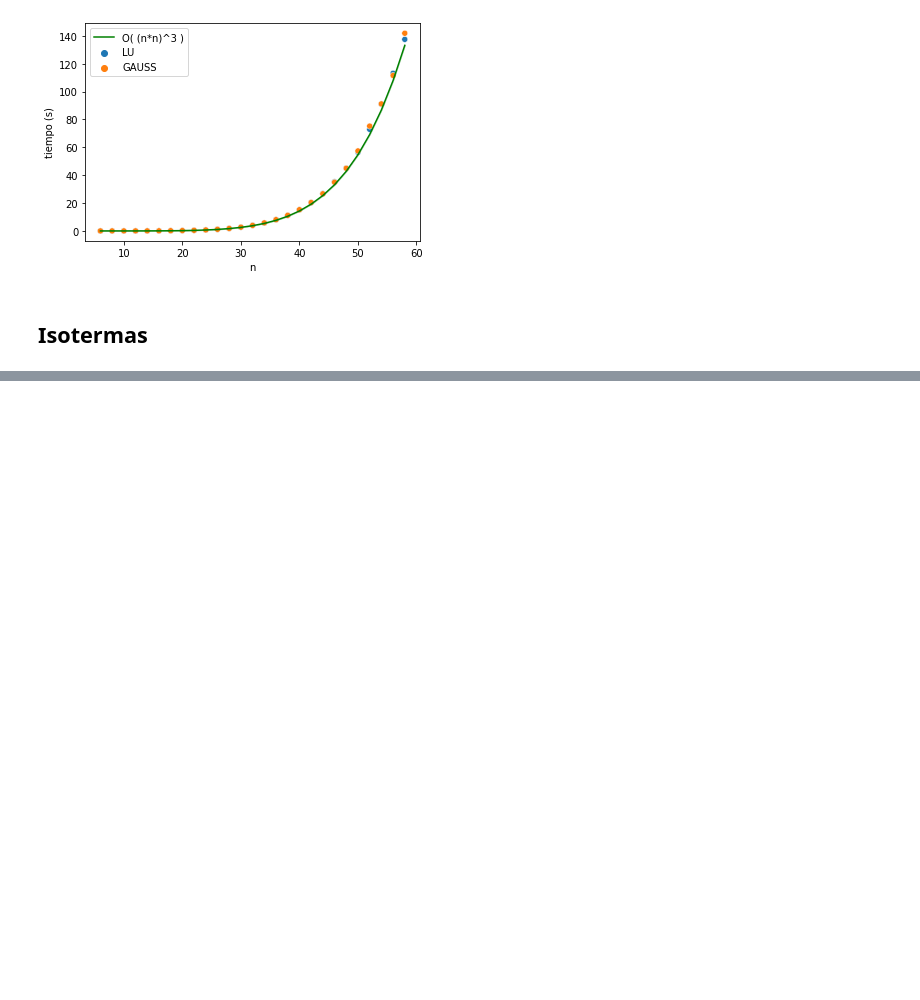
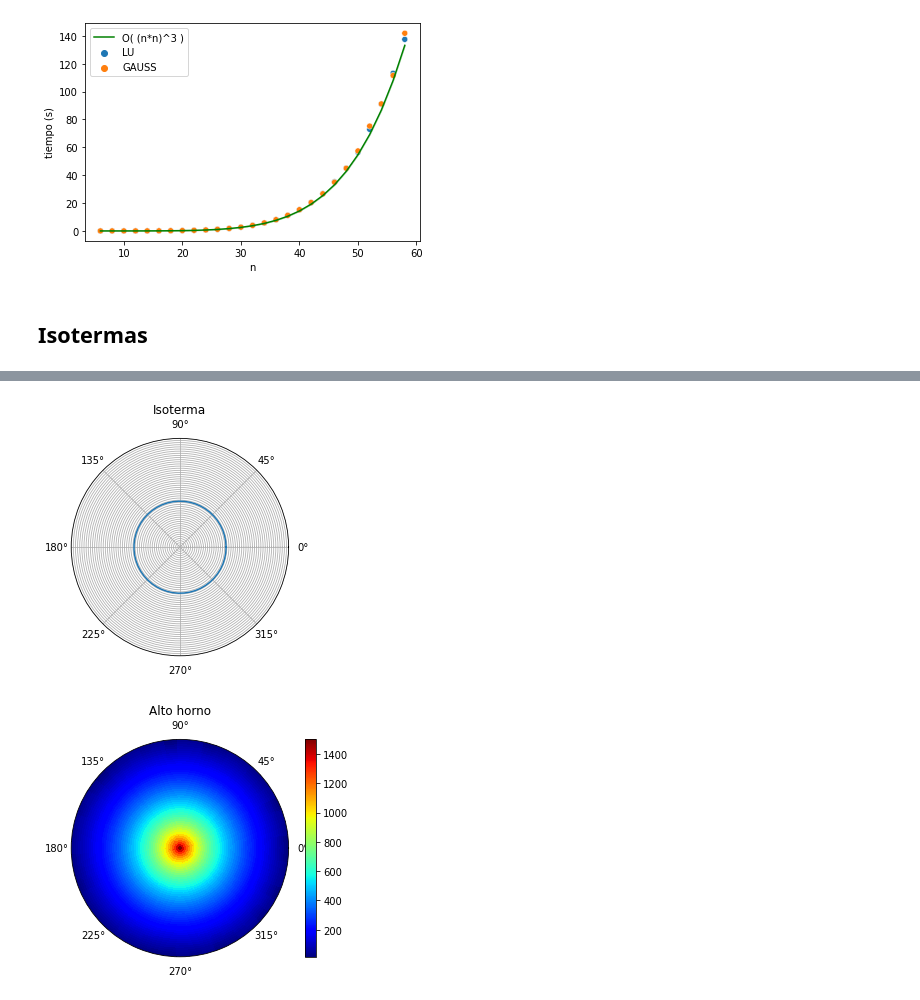
Before and after one commit to Ceilovee/Metodos, a Jupyter notebook: tp metodos/python/analisis.ipynb, the cells around one changed output, grey strips where cells are left out. Saved outputs shown, nothing was run; the diff lists cells and outputs as text; code cells hidden in the pictures; blank space fills up the shorter version.

```diff
--- a/tp metodos/python/analisis.ipynb
+++ b/tp metodos/python/analisis.ipynb
@@ -119,0 +117,7 @@ plt.show()
+# %%
+gl52='./resultados_instancias/gauss-lu/g_l_52_LU_0.txt'
+isoterma1(gl52,52,52,10,100)
+isoterma2(gl52,52,52,10,100)
+# %% [output]
+[figure, added]
+[figure, added]
```
Also changed, not shown: parts of 5 cells of this notebook.
